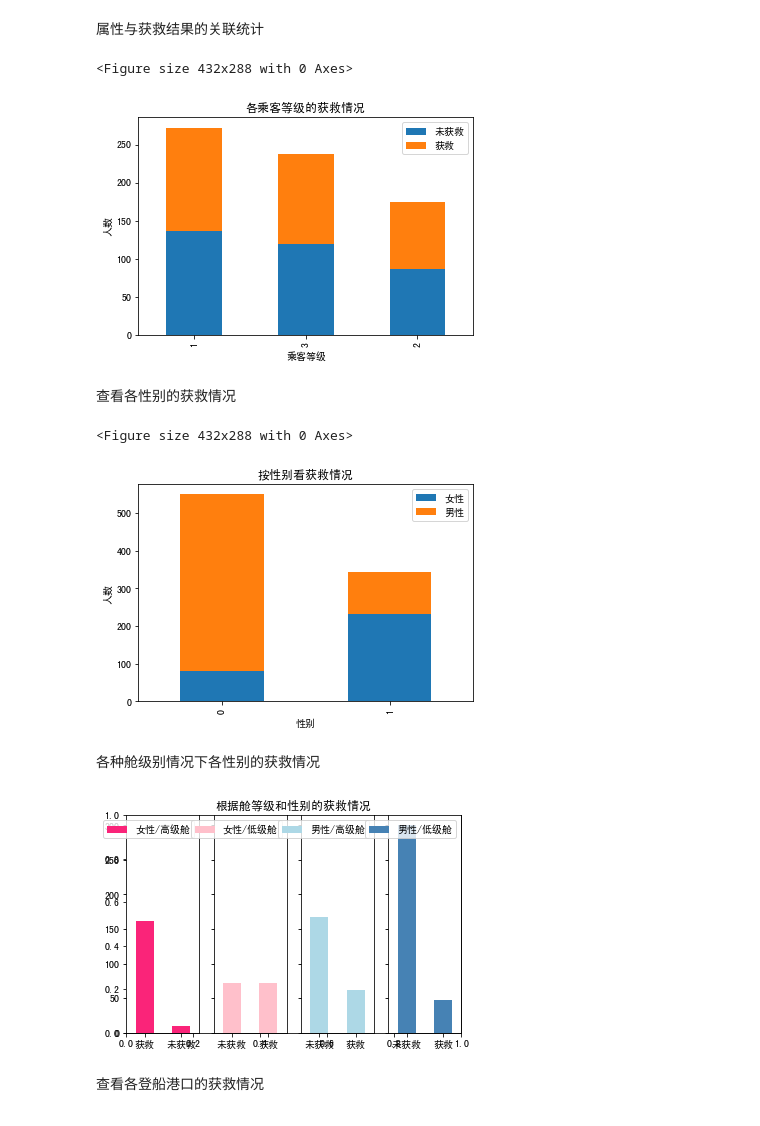
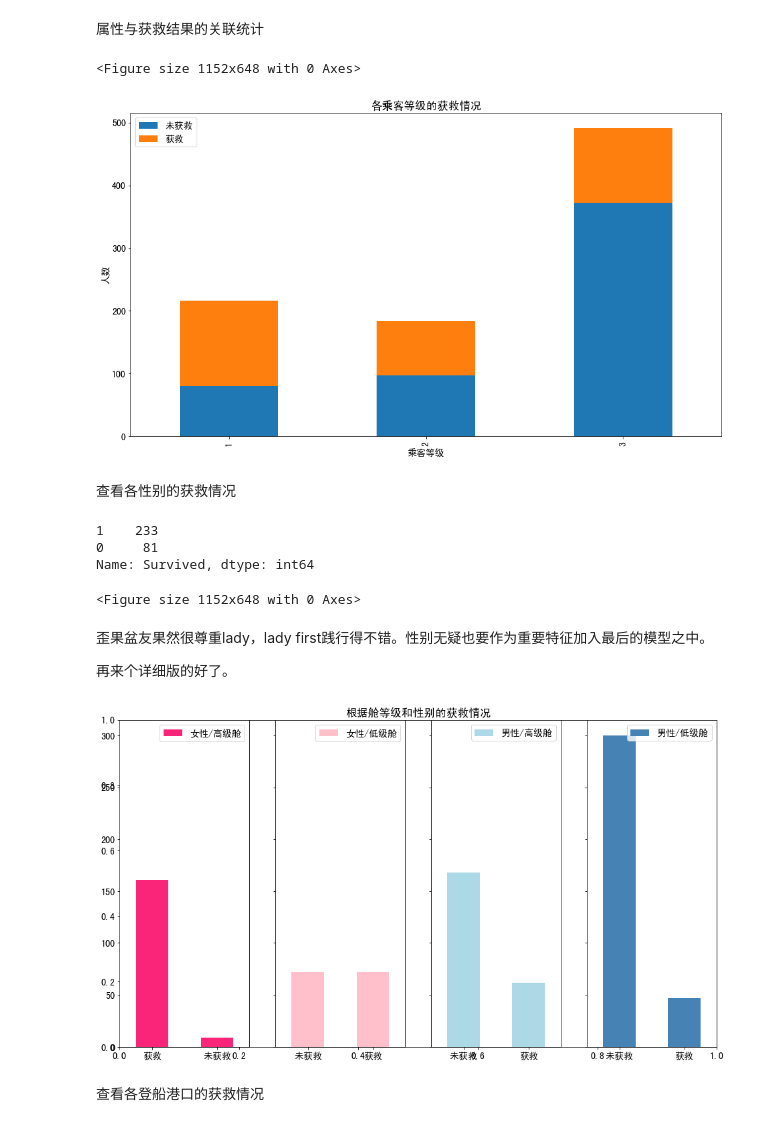
Before and after one commit to FantasyJXF/Kaggle, a Jupyter notebook: Titanic/Titanic_prediction.ipynb, the cells around one changed output. Cells and saved outputs as stored; diff of their text form; code cells hidden in the pictures.

```diff
--- a/Titanic/Titanic_prediction.ipynb
+++ b/Titanic/Titanic_prediction.ipynb
@@ -67,7 +67,9 @@ data_train.describe()
 可视化
 # %%
 import matplotlib.pyplot as plt
-plt.rc('font', family='SimHei')
+figsize = 16,9
+plt.rcParams['figure.figsize'] = figsize
+plt.rc('font', family='SimHei', size=14)
 fig = plt.figure()
 fig.set(alpha=0.2) # 设定图表的alpha参数
 
@@ -88,7 +90,7 @@ plt.grid(b=True, which='major', axis='y')
 plt.title(u"按年龄看获救分布（1为获救）")
 
 plt.subplot2grid((2,3),(1,0), colspan=2)
-data_train.Age[data_train.Pclass == 1].plot(kind='kde')
+data_train.Age[data_train.Pclass == 1].plot(kind='kde')  #概率分布图
 data_train.Age[data_train.Pclass == 2].plot(kind='kde')
 data_train.Age[data_train.Pclass == 3].plot(kind='kde')
 plt.xlabel(u"年龄")# plots an axis lable
@@ -108,19 +110,19 @@ plt.show()
 # %%
 #看看各乘客等级的获救情况
 fig = plt.figure()
 fig.set(alpha = 0.2)
 
 Survived_0 = data_train.Pclass[data_train.Survived == 0].value_counts()
 Survived_1 = data_train.Pclass[data_train.Survived == 1].value_counts()
-df = pd.DataFrame({u'获救':Survived_1, u'未获救':Survived_1})
-df.plot(kind='bar', stacked=True)
+df = pd.DataFrame({u'获救':Survived_1, u'未获救':Survived_0})
+df.plot(kind='bar', stacked=True) #累积着的柱状图
 plt.title(u"各乘客等级的获救情况")
 plt.xlabel(u"乘客等级")
 plt.ylabel(u"人数")
 plt.show()
 # %% [output]
-<Figure size 432x288 with 0 Axes>
+<Figure size 1152x648 with 0 Axes>
-[figure, old version]
+[figure, new version]
 # %% [markdown]
 查看各性别的获救情况
 # %%
@@ -130,17 +132,23 @@ fig.set(alpha = 0.2)
 Survived_m  = data_train.Survived[data_train.Sex == 'male'].value_counts()
 Survived_f = data_train.Survived[data_train.Sex == 'female'].value_counts()
 df=pd.DataFrame({u'男性':Survived_m, u'女性':Survived_f})
-df.plot(kind='bar', stacked=True)
-plt.title(u"按性别看获救情况")
-plt.xlabel(u"性别")
-plt.ylabel(u"人数")
-plt.show()
+Survived_f
+# df.plot(kind='bar', stacked=True)
+# plt.title(u"按性别看获救情况")
+# plt.xlabel(u"性别")
+# plt.ylabel(u"人数")
+# plt.show()
 # %% [output]
-<Figure size 432x288 with 0 Axes>
+1    233
+0     81
+Name: Survived, dtype: int64
-[figure, removed]
+<Figure size 1152x648 with 0 Axes>
-# %% [markdown]
-各种舱级别情况下各性别的获救情况
+# %% [markdown]
+歪果盆友果然很尊重lady，lady first践行得不错。性别无疑也要作为重要特征加入最后的模型之中。
+
+再来个详细版的好了。
 # %%
+#然后我们再来看看各种舱级别情况下各性别的获救情况
 fig=plt.figure()
 fig.set(alpha=0.65) # 设置图像透明度，无所谓
 plt.title(u"根据舱等级和性别的获救情况")
@@ -167,7 +175,7 @@ plt.legend([u"男性/低级舱"], loc='best')
 
 plt.show()
 # %% [output]
-[figure, old version]
+[figure, new version]
 # %% [markdown]
 查看各登船港口的获救情况
 # %%
```
Also changed, not shown: parts of 3 cells of this notebook, 1 other file.
